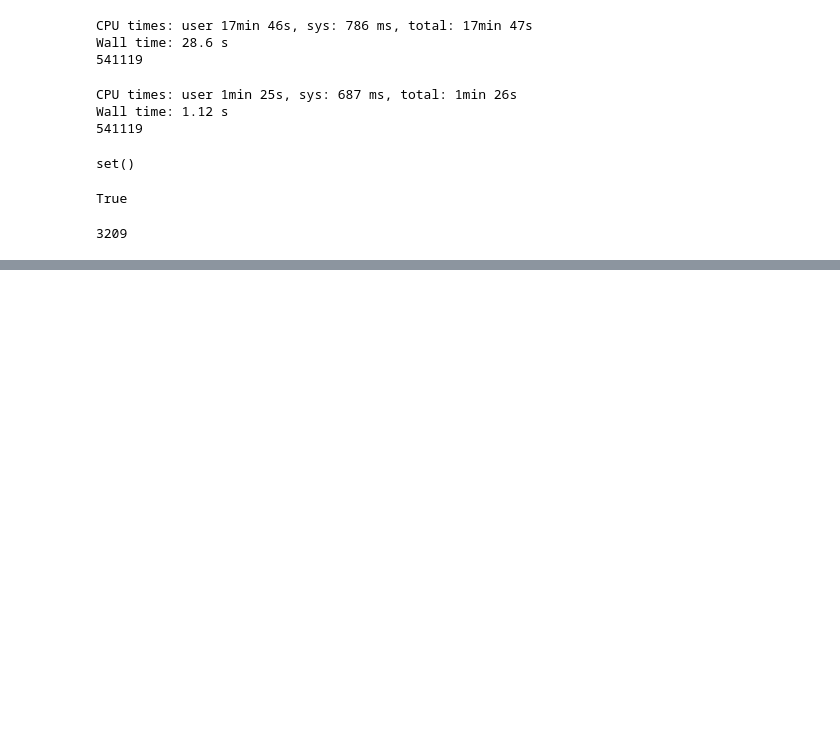
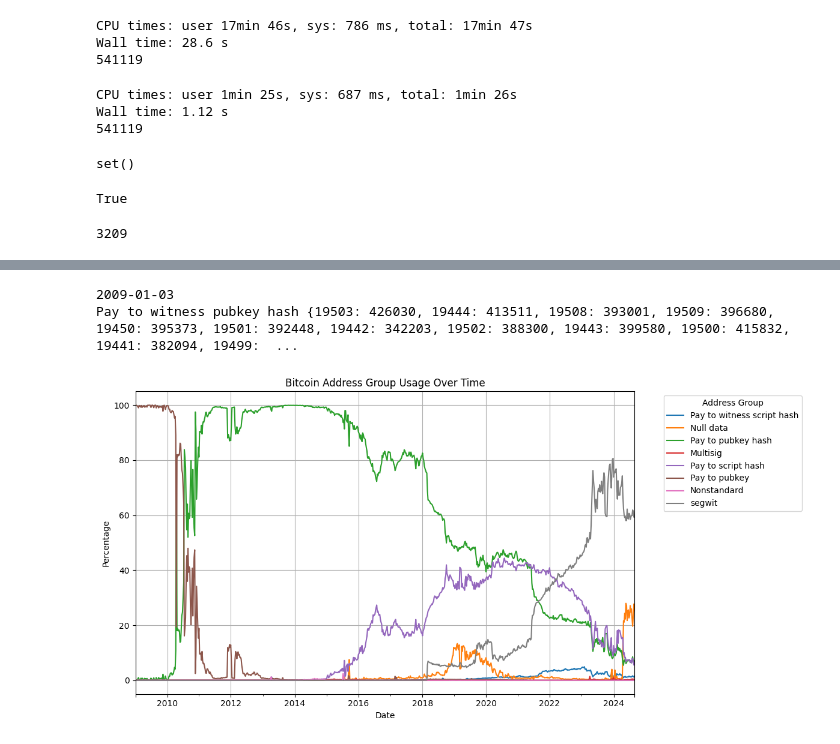
Before and after one commit to mmstanone/blocksci, a Jupyter notebook: Notebooks/Timelines.ipynb, the cells around one changed output, grey strips where cells are left out. Cells and saved outputs as stored; diff of their text form; code cells hidden in the pictures; blank space fills up the shorter version.

```diff
--- a/Notebooks/Timelines.ipynb
+++ b/Notebooks/Timelines.ipynb
@@ -115,0 +198,64 @@ denoms2 = set(
+# %%
+import datetime
+
+print(datetime.date.fromtimestamp(0) + datetime.timedelta(days=chain[0].timestamp // 86400))
+for date, scripts in res.items():
+    print(date, scripts)
+    break
+# %% [output]
+2009-01-03
+Pay to witness pubkey hash {19503: 426030, 19444: 413511, 19508: 393001, 19509: 396680, 19450: 395373, 19501: 392448, 19442: 342203, 19502: 388300, 19443: 399580, 19500: 415832, 19441: 382094, 19499:  ...
+# %%
+import pandas as pd
+import matplotlib.pyplot as plt
+from datetime import datetime
+
+# Convert data to a flat DataFrame
+df = pd.DataFrame.from_dict(data, orient='index')
+df = df.fillna(0).T  # Transpose to make days the rows
+df.index = pd.to_datetime(df.index.map(lambda x: datetime.utcfromtimestamp(x * 86400)))
+
+# Define grouping of address types
+group_mapping = {
+    blocksci.address_type.witness_pubkeyhash: "segwit",
+    blocksci.address_type.witness_unknown: "segwit",
+    blocksci.address_type.witness_unknown: "segwit",
+}
+
+# Aggregate the grouped categories
+segwit_total = df[group_mapping.keys()].sum(axis=1)  # Sum up all segwit categories
+df["segwit"] = segwit_total  # Add as a new column
+
+# Drop the original categories that were grouped
+df = df.drop(columns=group_mapping.keys())
+
+# Resample to larger bins (e.g., weekly bins)
+df = df.resample('W').sum()
+
+# Calculate total transactions per bin
+df['total'] = df.sum(axis=1)
+
+# Calculate percentages for each category
+percentages = df.div(df['total'], axis=0) * 100
+percentages = percentages.drop(columns=['total'])  # Drop the total column
+
+# Plot the data
+plt.figure(figsize=(12, 6))
+percentages.plot(kind='line', ax=plt.gca())
+
+# Move legend outside the graph
+plt.legend(title='Address Group', bbox_to_anchor=(1.05, 1), loc='upper left')
+
+# Add title and labels
+plt.title('Bitcoin Address Group Usage Over Time')
+plt.xlabel('Date')
+plt.ylabel('Percentage')
+plt.grid()
+
+# Adjust layout to accommodate the legend
+plt.tight_layout()
+
+# Show the plot
+plt.show()
+# %% [output]
+[figure, added]
```
Also changed, not shown: parts of 2 cells of this notebook, 14 other files.
